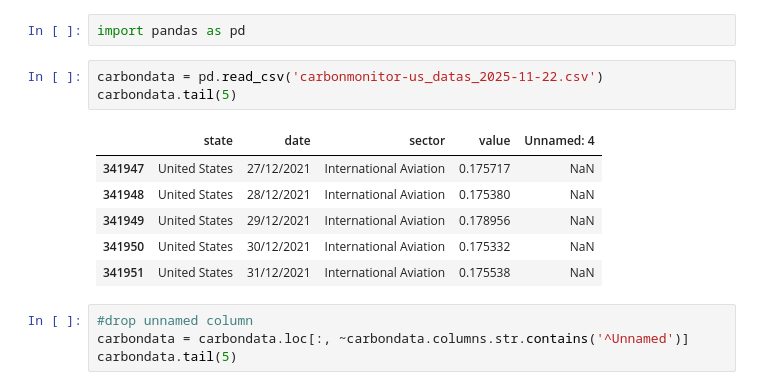
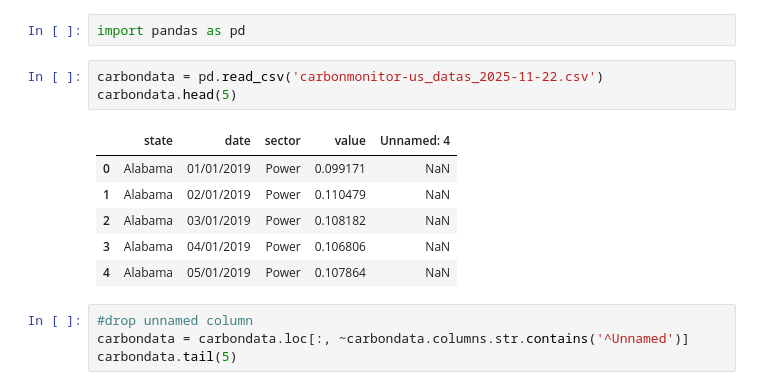
Before and after one commit to Williardm/CARBONEMISSION, a Jupyter notebook: Assignment.ipynb, the cells around one changed output. Drawn from its saved outputs; the diff is of its cells as text.

```diff
--- a/Assignment.ipynb
+++ b/Assignment.ipynb
@@ -41,14 +41,14 @@ Requirement already satisfied: six>=1.5 in c:\users\innov\appdata\roaming\python
 import pandas as pd
 # %%
 carbondata = pd.read_csv('carbonmonitor-us_datas_2025-11-22.csv')
-carbondata.tail(5)
+carbondata.head(5)
 # %% [output]
 |  | state | date | sector | value | Unnamed: 4 |
-| 341947 | United States | 27/12/2021 | International Aviation | 0.175717 | NaN |
-| 341948 | United States | 28/12/2021 | International Aviation | 0.175380 | NaN |
-| 341949 | United States | 29/12/2021 | International Aviation | 0.178956 | NaN |
-| 341950 | United States | 30/12/2021 | International Aviation | 0.175332 | NaN |
-| 341951 | United States | 31/12/2021 | International Aviation | 0.175538 | NaN |
+| 0 | Alabama | 01/01/2019 | Power | 0.099171 | NaN |
+| 1 | Alabama | 02/01/2019 | Power | 0.110479 | NaN |
+| 2 | Alabama | 03/01/2019 | Power | 0.108182 | NaN |
+| 3 | Alabama | 04/01/2019 | Power | 0.106806 | NaN |
+| 4 | Alabama | 05/01/2019 | Power | 0.107864 | NaN |
 # %%
 #drop unnamed column
 carbondata = carbondata.loc[:, ~carbondata.columns.str.contains('^Unnamed')]
```
Also changed, not shown: parts of 12 cells of this notebook.
